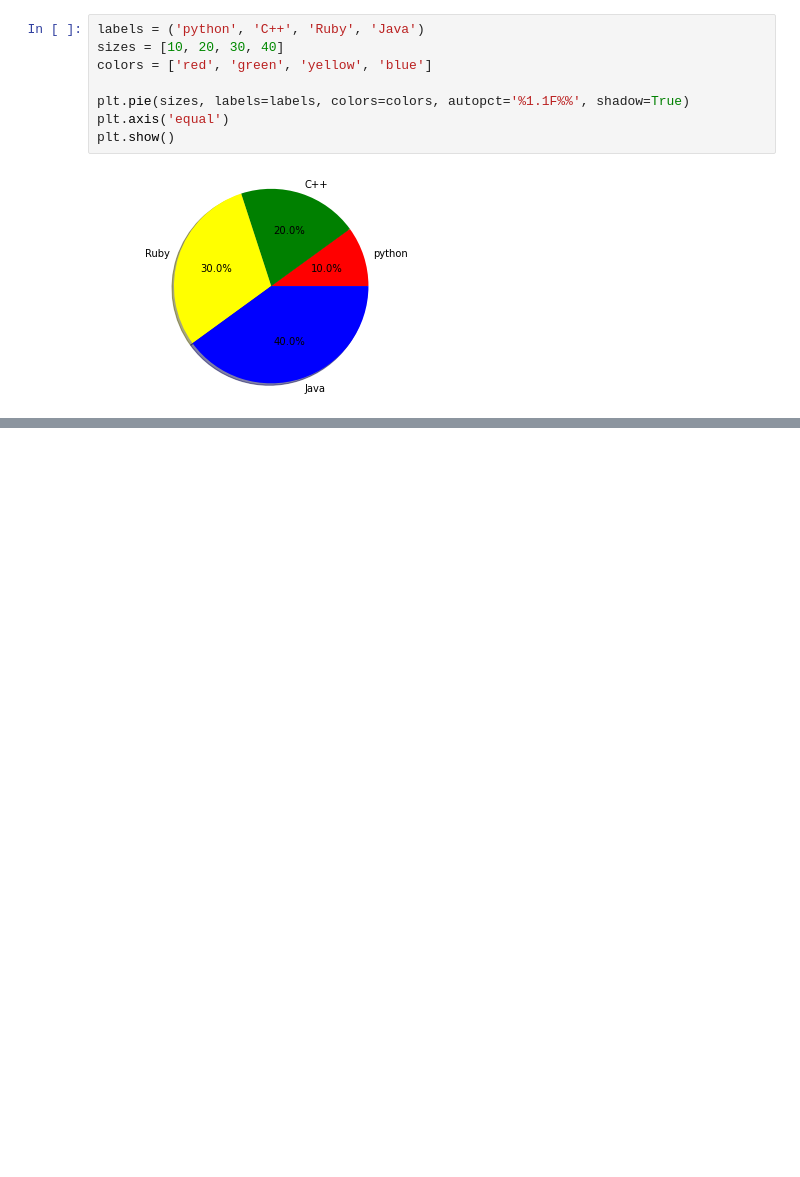
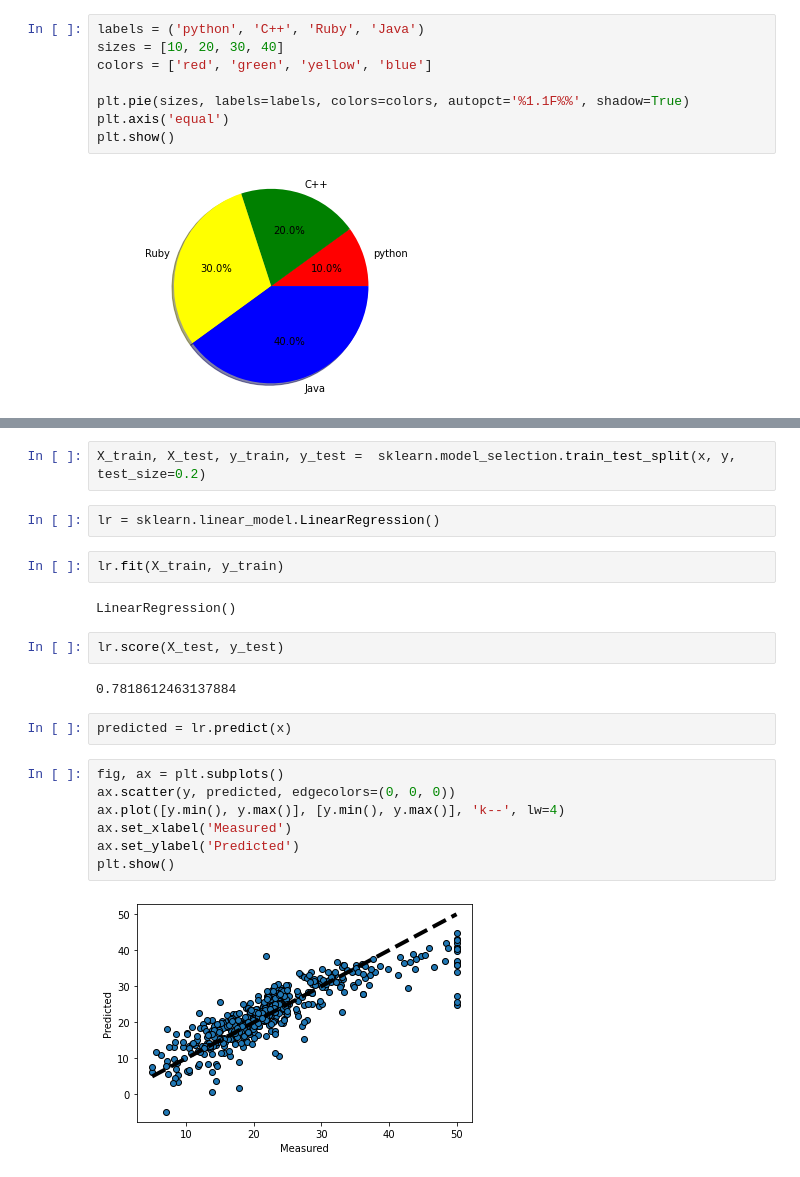
Before and after one commit to nagino-y/python_test, a Jupyter notebook: lesson_pandas.ipynb, the cells around one changed output, grey strips where cells are left out. Cells and saved outputs as stored; diff of their text form; blank space fills up the shorter version.

```diff
--- a/lesson_pandas.ipynb
+++ b/lesson_pandas.ipynb
@@ -378,0 +433,23 @@ plt.show()
+# %%
+X_train, X_test, y_train, y_test =  sklearn.model_selection.train_test_split(x, y, test_size=0.2)
+# %%
+lr = sklearn.linear_model.LinearRegression()
+# %%
+lr.fit(X_train, y_train)
+# %% [output]
+LinearRegression()
+# %%
+lr.score(X_test, y_test)
+# %% [output]
+0.7818612463137884
+# %%
+predicted = lr.predict(x)
+# %%
+fig, ax = plt.subplots()
+ax.scatter(y, predicted, edgecolors=(0, 0, 0))
+ax.plot([y.min(), y.max()], [y.min(), y.max()], 'k--', lw=4)
+ax.set_xlabel('Measured')
+ax.set_ylabel('Predicted')
+plt.show()
+# %% [output]
+[figure, added]
```
Also changed, not shown: parts of 34 cells of this notebook, 1 other file.
